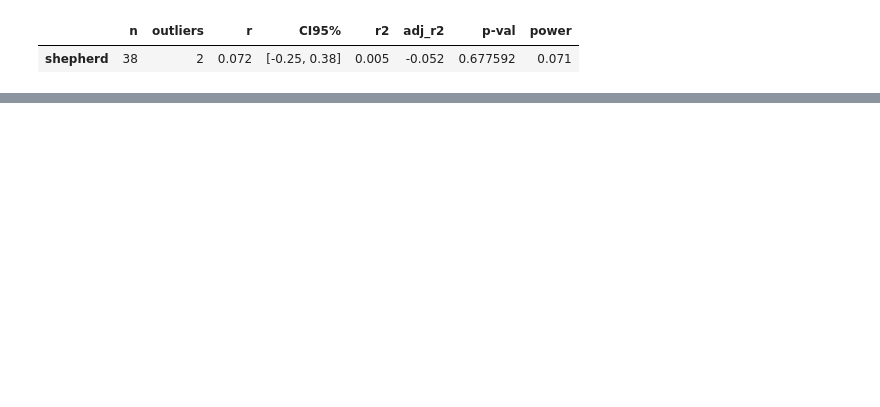
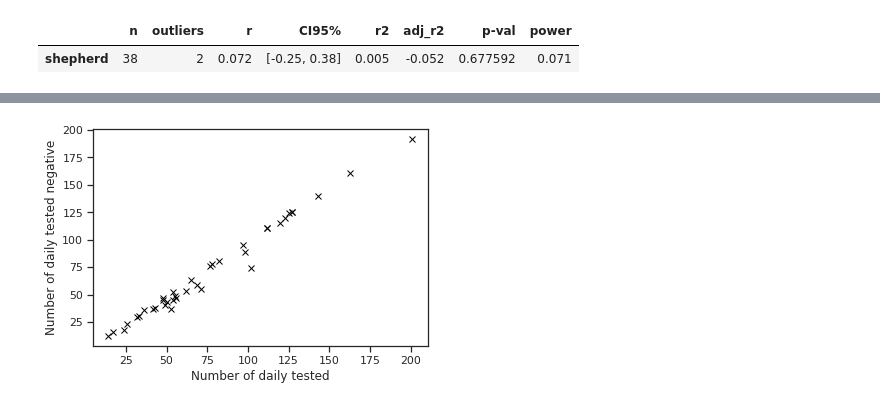
Before and after one commit to herysedra/covid19-mankaiza-clone, a Jupyter notebook: stats/stat_tests.ipynb, the cells around one changed output, grey strips where cells are left out. Drawn from its saved outputs; the diff is of its cells as text; code cells hidden in the pictures; blank space fills up the shorter version.

```diff
--- a/stats/stat_tests.ipynb
+++ b/stats/stat_tests.ipynb
@@ -80,0 +113,11 @@ corr(tily, voa, method= 'shepherd')
+# %%
+plt.figure()
+plt.plot(tily, tsyvoa, marker ="x",ls = 'None', color='black')
+plt.xlabel("Number of daily tested")
+plt.ylabel("Number of daily tested negative")
+#plt.legend(loc= 'best')
+#plt.suptitle("Fivoarana raha R0 omen'ny antontan'isa CCO")
+plt.savefig(path_to_save+'tiltsvoa_eng.eps')
+plt.savefig(path_to_save+'tiltsvoa_eng.png')
+# %% [output]
+[figure, added]
```
Also changed, not shown: parts of 13 cells of this notebook.
